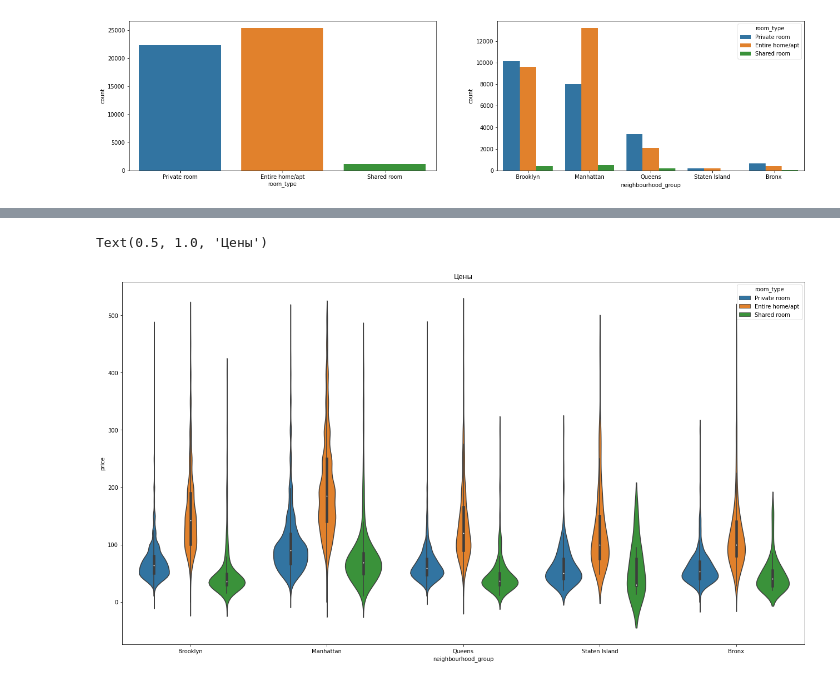
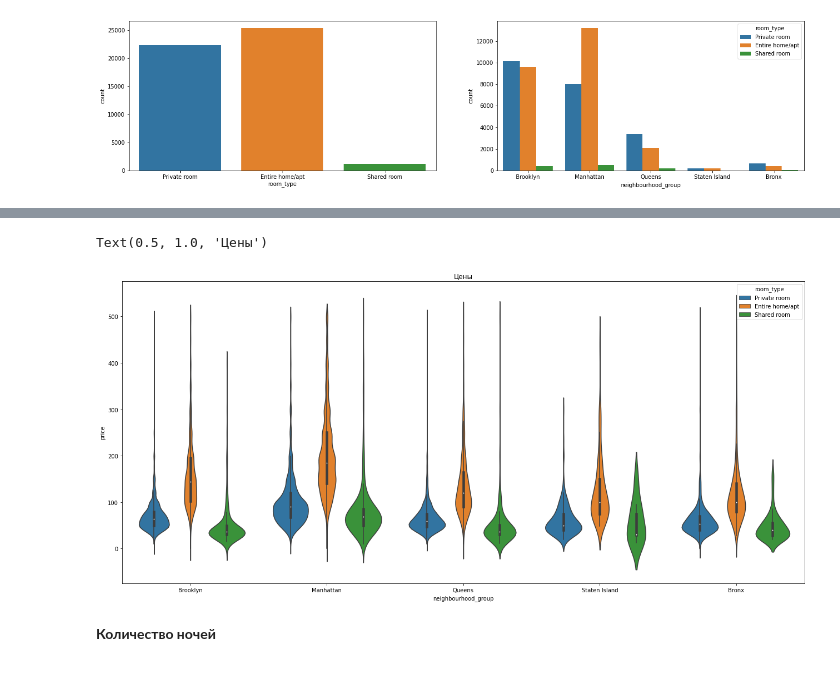
Before and after one commit to qutoq/kaggle_ny_airbnb, a Jupyter notebook: nyc-airbnb.ipynb, the cells around one changed output, grey strips where cells are left out. Saved outputs shown, nothing was run; the diff lists cells and outputs as text; code cells hidden in the pictures.

```diff
--- a/nyc-airbnb.ipynb
+++ b/nyc-airbnb.ipynb
@@ -20,7 +24,9 @@ df.head(3)
 # %% [markdown]
 Для построения графиков цен я рассматриваю только квартиры со стоимостью <500 долларов.
 # %%
-df_less_500=df[df.price < 500]
+df_less_500=df[df.price <= 500]
+df_more_500=df[df.price > 500]
+df_less_1000=df[df.price <= 1000]
 # %%
 fig, axes = plt.subplots(1,2, figsize=(22,5))
 x1 = sns.countplot(df['neighbourhood_group'] ,ax=axes[0])
@@ -75,7 +113,9 @@ sns.countplot(df['neighbourhood_group'],hue=df['room_type'], ax=axes[1])
 # %%
-plt.figure(figsize=(22, 12))
+plt.figure(figsize=(22, 10))
 f = sns.violinplot(x="neighbourhood_group", y="price", hue="room_type", data=df_less_500, height=12)
 plt.title('Цены')
 # %% [output]
 Text(0.5, 1.0, 'Цены')
-[figure, old version]
+[figure, new version]
+# %% [markdown]
+**Количество ночей**
```
Also changed, not shown: parts of 10 cells of this notebook.
